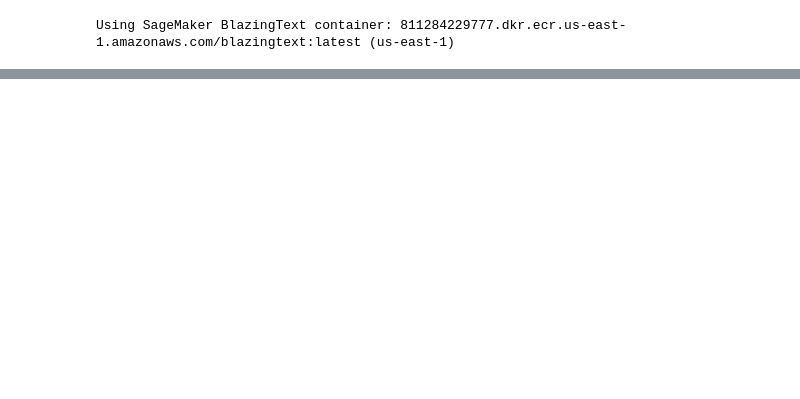
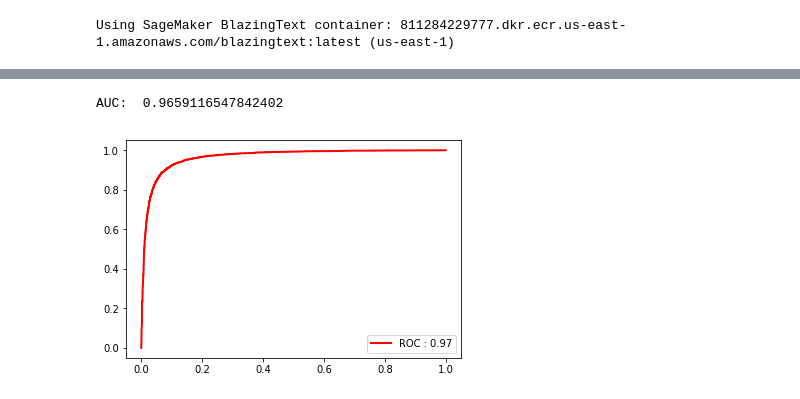
Before and after one commit to Sateeshnallamothu/aws-nlp-blazingtext, a Jupyter notebook: nlp-supervised.ipynb, the cells around one changed output, grey strips where cells are left out. Cells and saved outputs as stored; diff of their text form; code cells hidden in the pictures; blank space fills up the shorter version.

```diff
--- a/nlp-supervised.ipynb
+++ b/nlp-supervised.ipynb
@@ -224,0 +299,11 @@ print(json.dumps(predictions, indent=2))
+# %%
+prob = []
+lbl = []
+for v in test_data.Prediction.values:
+    prob.append(v[0])
+    lbl.append(v[1])
+# %%
+test_data['prob'] = pd.Series(prob)
+test_data['pred_lbl'] = pd.Series(lbl)
+# %%
+test_data['positive_prob'] = test_data.Prediction.map(lambda v: 1-v[0] if v[1]==1 else v[0])
@@ -224,0 +356,13 @@ print(json.dumps(predictions, indent=2))
+# %%
+rocauc= roc_auc_score(test_data.Label-1, test_data.positive_prob)
+# %%
+fpt, tpr, threshold = roc_curve(test_data.Label-1, test_data.positive_prob)
+print('AUC: ', rocauc)
+##              ROC curve
+plt.plot(fpt, tpr, color = 'red', lw=2,
+         label = "ROC : %0.2f" %(rocauc))
+plt.legend(loc='lower right')
+plt.show()
+# %% [output]
+AUC:  0.9659116547842402
+[figure, added]
```
Also changed, not shown: parts of 24 cells of this notebook, 1 other file.
